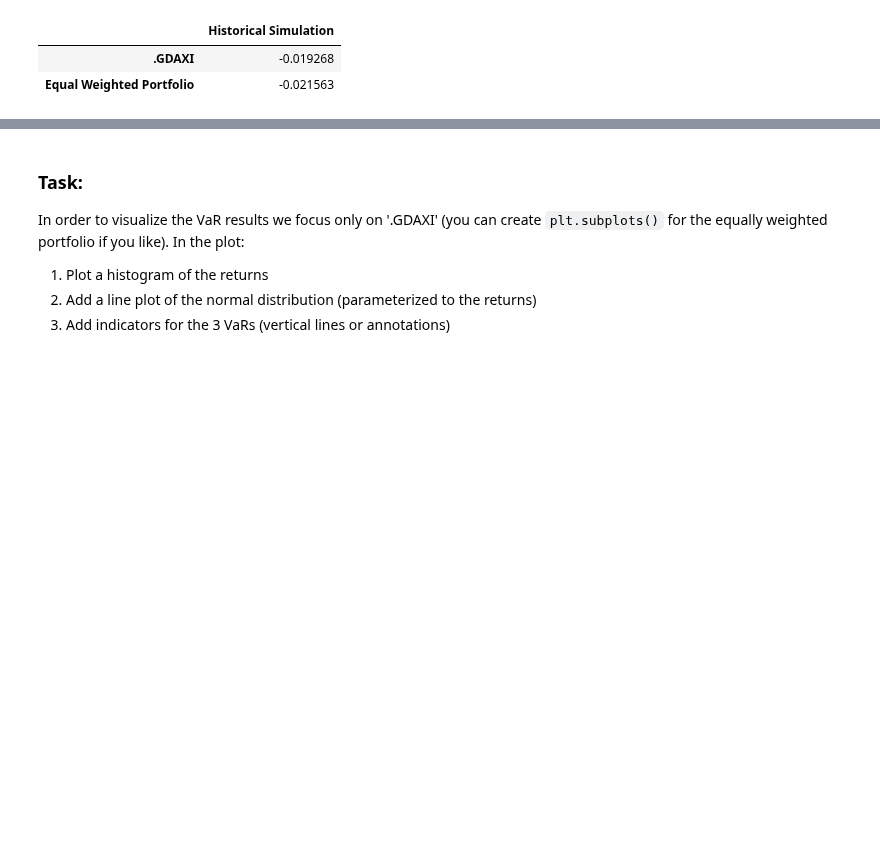
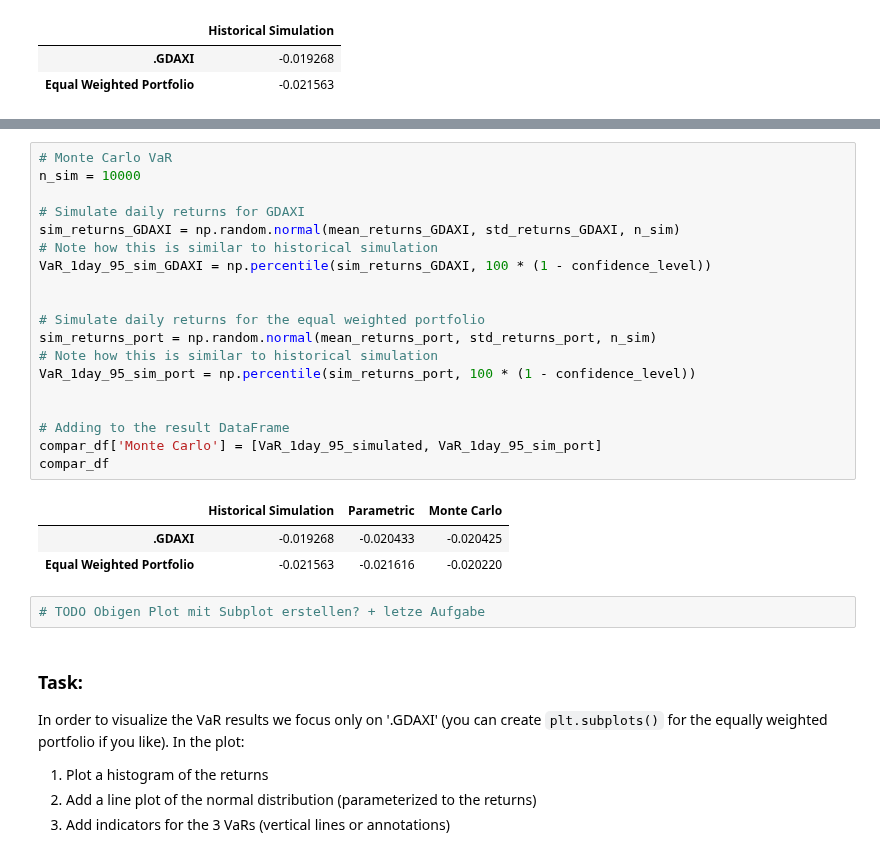
Before and after one commit to iwh-halle/fdap-2024-julian-456, a Jupyter notebook: homework/04_var.ipynb, the cells around one changed output, grey strips where cells are left out. Cells and saved outputs as stored; diff of their text form; blank space fills up the shorter version.

Commit message:
Monte Carlo Simulation

```diff
--- a/homework/04_var.ipynb
+++ b/homework/04_var.ipynb
@@ -120,6 +119,31 @@ compar_df
 |  | Historical Simulation | Parametric |
 | .GDAXI | -0.019268 | -0.020433 |
 | Equal Weighted Portfolio | -0.021563 | -0.021616 |
+# %%
+# Monte Carlo VaR
+n_sim = 10000
+
+# Simulate daily returns for GDAXI
+sim_returns_GDAXI = np.random.normal(mean_returns_GDAXI, std_returns_GDAXI, n_sim)
+# Note how this is similar to historical simulation
+VaR_1day_95_sim_GDAXI = np.percentile(sim_returns_GDAXI, 100 * (1 - confidence_level))
+
+
+# Simulate daily returns for the equal weighted portfolio
+sim_returns_port = np.random.normal(mean_returns_port, std_returns_port, n_sim)
+# Note how this is similar to historical simulation
+VaR_1day_95_sim_port = np.percentile(sim_returns_port, 100 * (1 - confidence_level))
+
+
+# Adding to the result DataFrame
+compar_df['Monte Carlo'] = [VaR_1day_95_simulated, VaR_1day_95_sim_port]
+compar_df
+# %% [output]
+|  | Historical Simulation | Parametric | Monte Carlo |
+| .GDAXI | -0.019268 | -0.020433 | -0.020425 |
+| Equal Weighted Portfolio | -0.021563 | -0.021616 | -0.020220 |
+# %%
+# TODO Obigen Plot mit Subplot erstellen? + letze Aufgabe
 # %% [markdown]
 ### Task:
 
```
Also changed, not shown: parts of 1 cell of this notebook.
